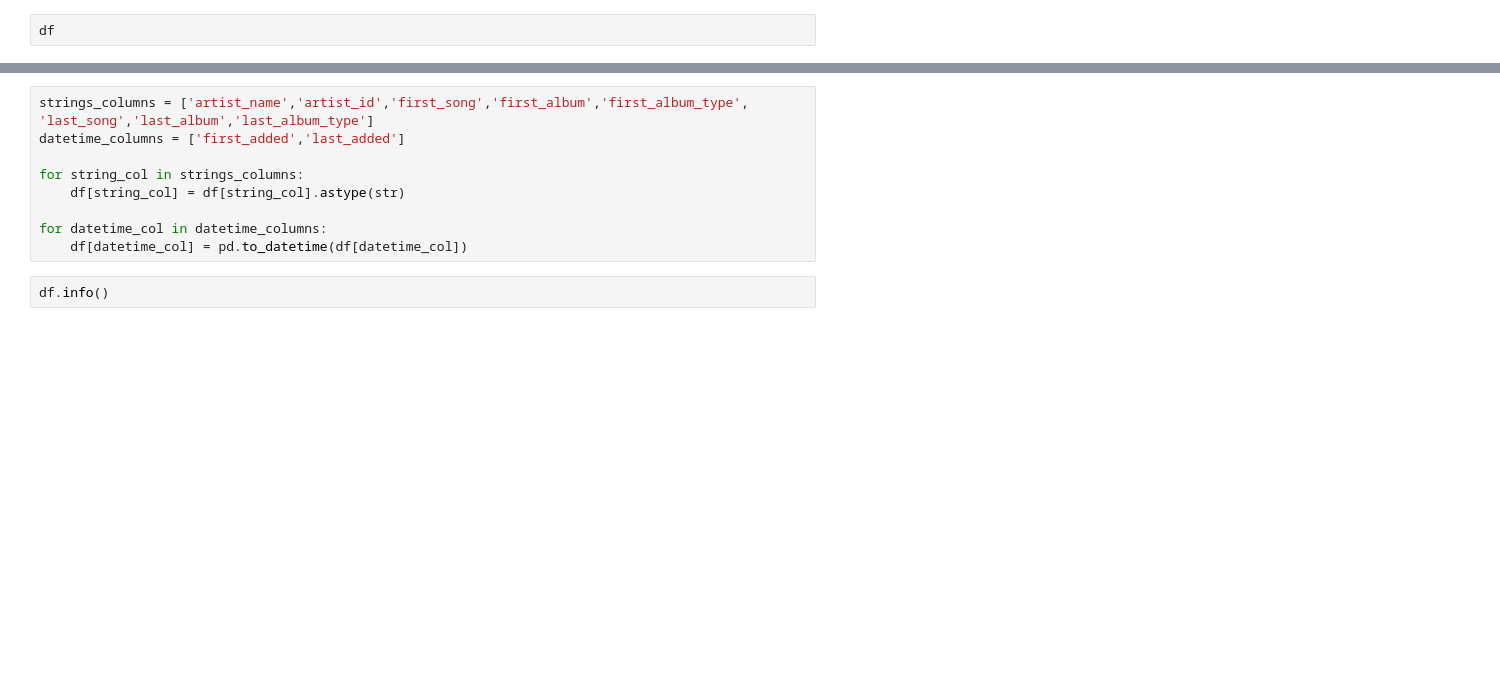
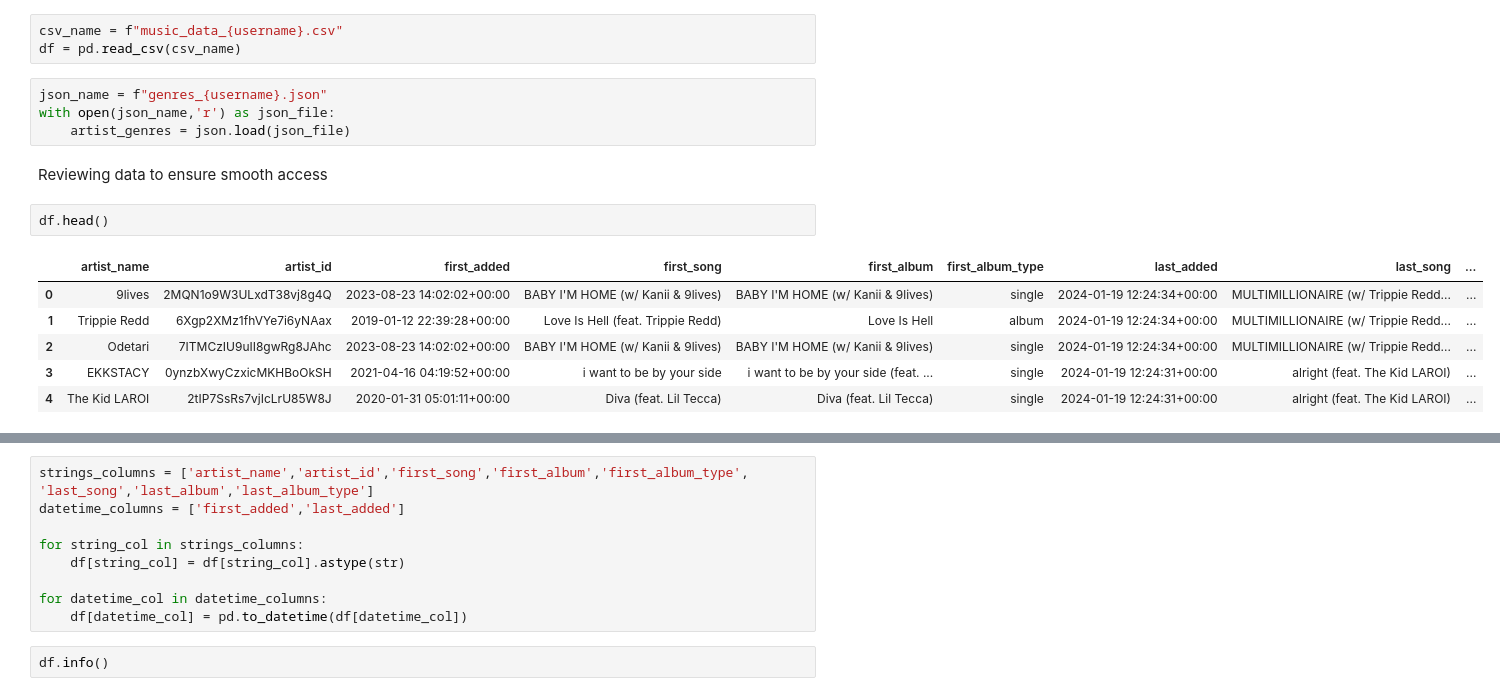
Before and after one commit to alexcha2204/SpotifyProject, a Jupyter notebook: musicAnalysis.ipynb, the cells around one changed output, grey strips where cells are left out. Drawn from its saved outputs; the diff is of its cells as text; blank space fills up the shorter version.

```diff
--- a/musicAnalysis.ipynb
+++ b/musicAnalysis.ipynb
@@ -33,4 +19,20 @@ artist_genres = json.loads(downloaded_content.decode("utf-8"))
+# %%
+csv_name = f"music_data_{username}.csv"
+df = pd.read_csv(csv_name)
+# %%
+json_name = f"genres_{username}.json"
+with open(json_name,'r') as json_file:
+    artist_genres = json.load(json_file)
+# %% [markdown]
+Reviewing data to ensure smooth access
 # %%
-df
+df.head()
+# %% [output]
+|  | artist_name | artist_id | first_added | first_song | first_album | first_album_type | last_added | last_song | ... |
+| 0 | 9lives | 2MQN1o9W3ULxdT38vj8g4Q | 2023-08-23 14:02:02+00:00 | BABY I'M HOME (w/ Kanii & 9lives) | BABY I'M HOME (w/ Kanii & 9lives) | single | 2024-01-19 12:24:34+00:00 | MULTIMILLIONAIRE (w/ Trippie Redd... | ... |
+| 1 | Trippie Redd | 6Xgp2XMz1fhVYe7i6yNAax | 2019-01-12 22:39:28+00:00 | Love Is Hell (feat. Trippie Redd) | Love Is Hell | album | 2024-01-19 12:24:34+00:00 | MULTIMILLIONAIRE (w/ Trippie Redd... | ... |
+| 2 | Odetari | 7ITMCzIU9uII8gwRg8JAhc | 2023-08-23 14:02:02+00:00 | BABY I'M HOME (w/ Kanii & 9lives) | BABY I'M HOME (w/ Kanii & 9lives) | single | 2024-01-19 12:24:34+00:00 | MULTIMILLIONAIRE (w/ Trippie Redd... | ... |
+| 3 | EKKSTACY | 0ynzbXwyCzxicMKHBoOkSH | 2021-04-16 04:19:52+00:00 | i want to be by your side | i want to be by your side (feat. ... | single | 2024-01-19 12:24:31+00:00 | alright (feat. The Kid LAROI) | ... |
+| 4 | The Kid LAROI | 2tIP7SsRs7vjIcLrU85W8J | 2020-01-31 05:01:11+00:00 | Diva (feat. Lil Tecca) | Diva (feat. Lil Tecca) | single | 2024-01-19 12:24:31+00:00 | alright (feat. The Kid LAROI) | ... |
 # %%
 len(artist_genres.keys())
```
Also changed, not shown: parts of 59 cells of this notebook.
